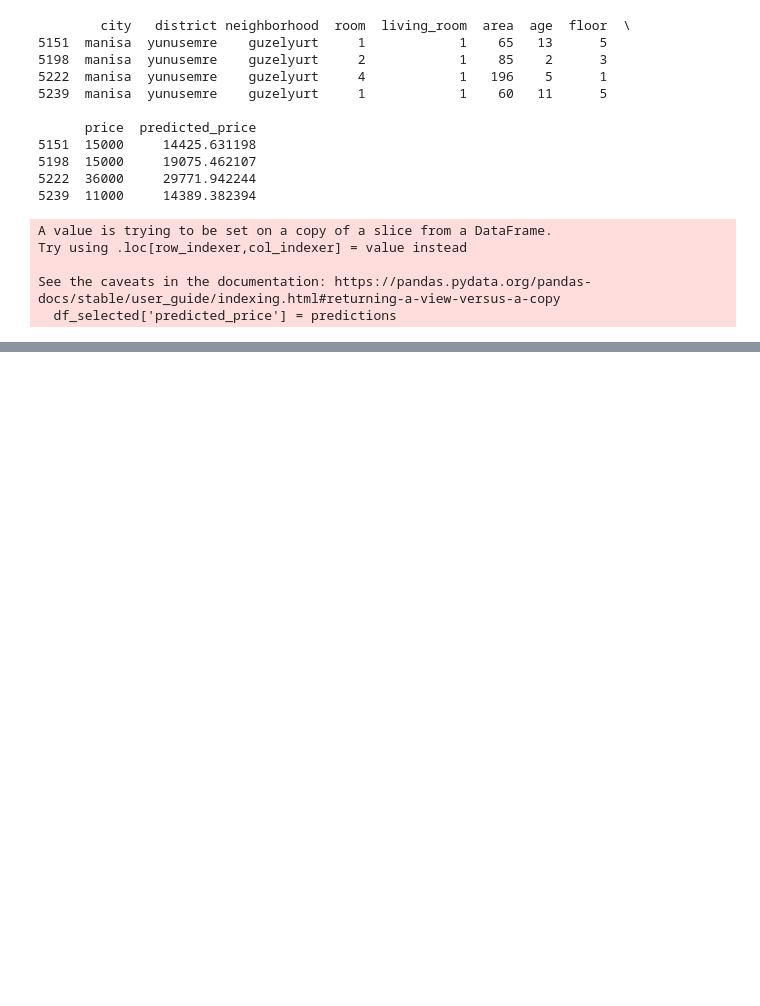
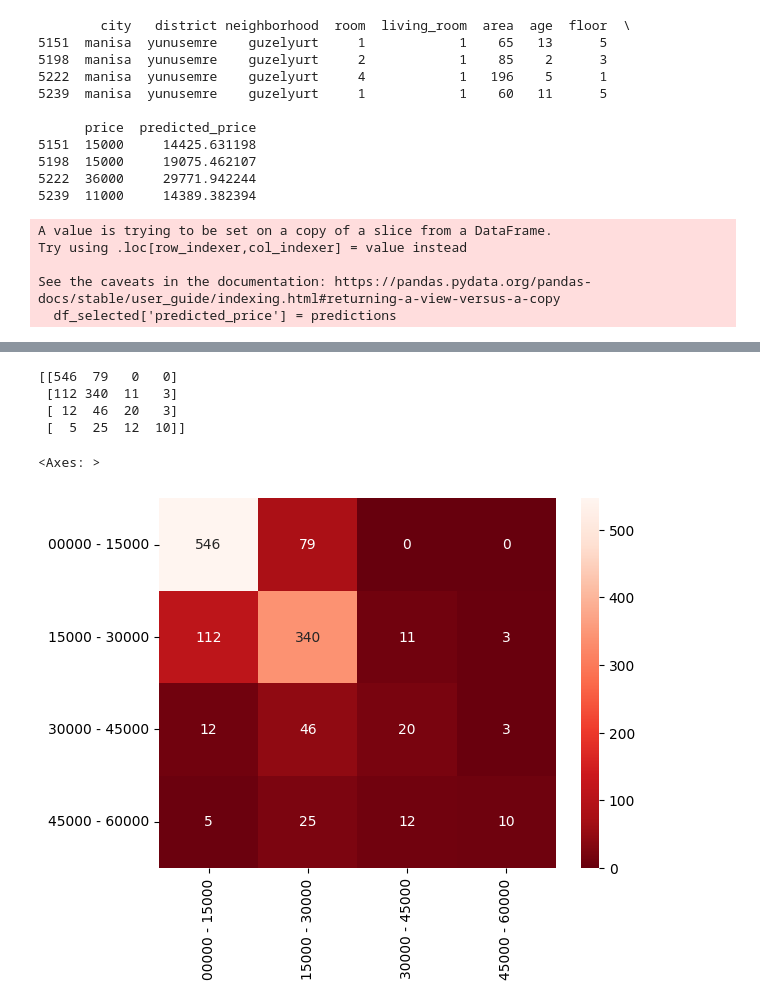
Before and after one commit to canbula/EgeEmlak, a Jupyter notebook: final.ipynb, the cells around one changed output, grey strips where cells are left out. Cells and saved outputs as stored; diff of their text form; code cells hidden in the pictures; blank space fills up the shorter version.

```diff
--- a/final.ipynb
+++ b/final.ipynb
@@ -833,0 +992,8 @@ See the caveats in the documentation: https://pandas.pydata.org/pandas-docs/stab
+# %%
+param_grid = {
+    'model__n_estimators': [100, 200, 300, 400, 500],
+    'model__max_depth': [10, 20, 30, 40, 50]
+}
+# %%
+grid_search = GridSearchCV(model, param_grid, cv=5, scoring='accuracy', n_jobs=-1, verbose=2, return_train_score=True)
+grid_search.fit(X_train, y_train)
@@ -833,0 +1054,15 @@ See the caveats in the documentation: https://pandas.pydata.org/pandas-docs/stab
+# %%
+model = grid_search.best_estimator_
+y_pred = model.predict(X_test)
+# %%
+print(confusion_matrix(y_test, y_pred))
+# %% [output]
+[[546  79   0   0]
+ [112 340  11   3]
+ [ 12  46  20   3]
+ [  5  25  12  10]]
+# %%
+sns.heatmap(confusion_matrix(y_test, y_pred), annot=True, fmt='d', cmap='Reds_r', xticklabels=labels, yticklabels=labels)
+# %% [output]
+<Axes: >
+[figure, added]
```
Also changed, not shown: parts of 25 cells of this notebook, 5 other files.
